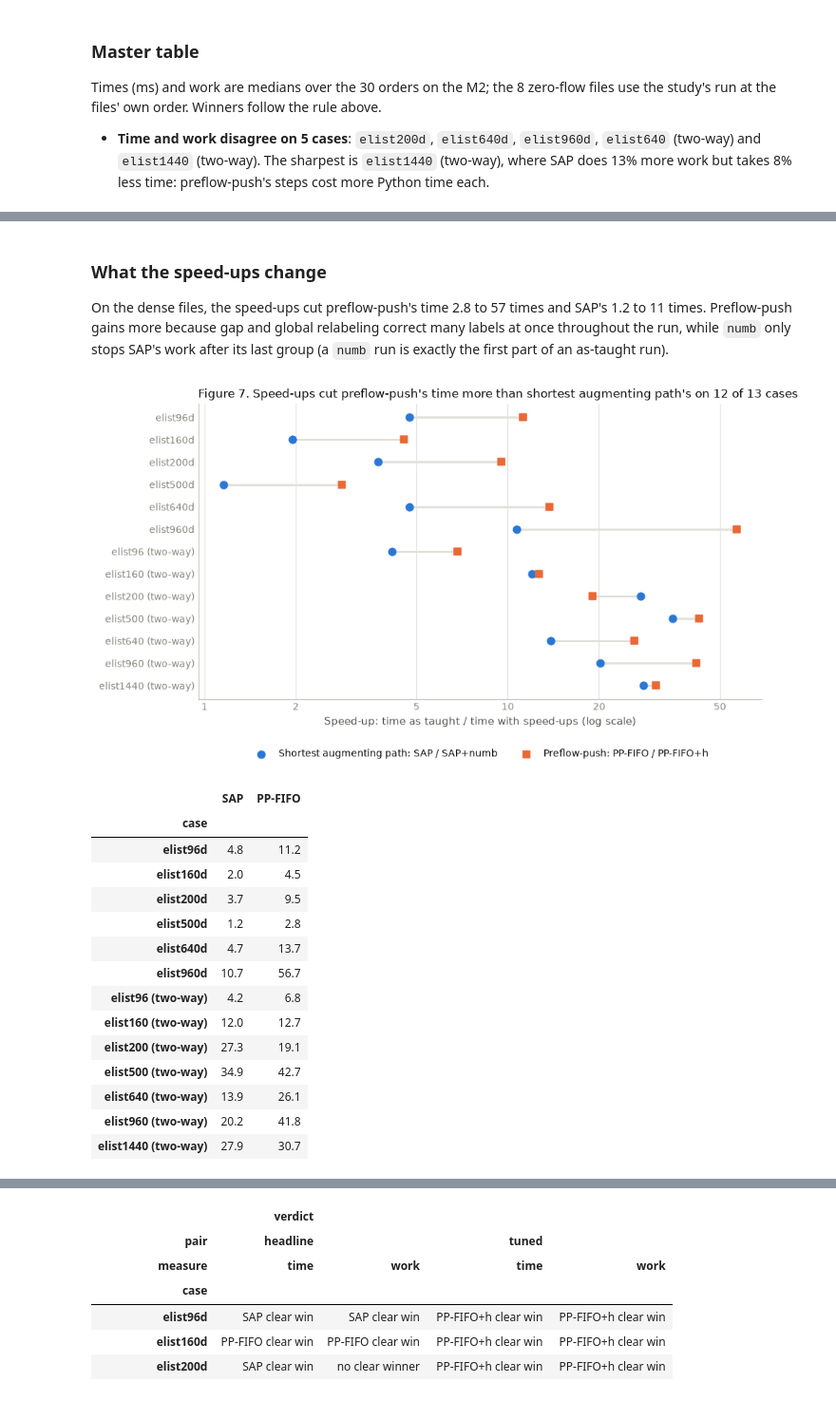
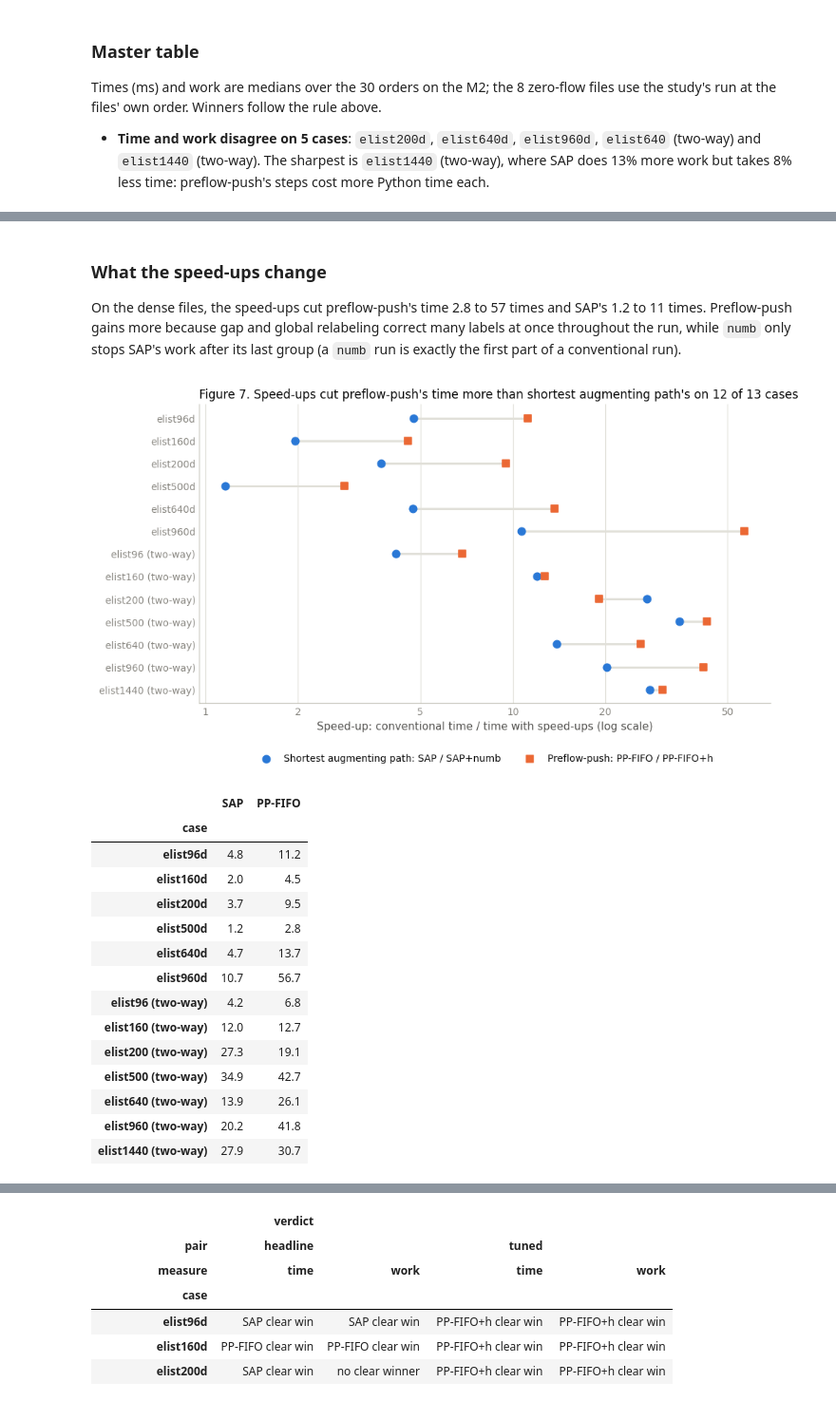
Before and after one commit to absharotry/mmie.7372.001.NetFlow-DyProg.fall26, a Jupyter notebook: computational-study-2/computational_study_2.ipynb, the cells around one changed output, grey strips where cells are left out. Shown at 95% size. Saved outputs shown, nothing was run; the diff lists cells and outputs as text; code cells hidden in the pictures.

```diff
--- a/computational-study-2/computational_study_2.ipynb
+++ b/computational-study-2/computational_study_2.ipynb
@@ -687,10 +651,10 @@ The next four cells are the residual network, the two algorithms and the checker
 # %%
-# ---- copied from src/maxflow/residual.py (tested in the study's repository) ----
+# ----  from src/maxflow/residual.py (tested in the study's repository) ----
 """The residual network that both algorithms share: how much room is left on each passage, each way.
 
 Building language: for every pair of rooms joined by a passage in either direction, we keep two
 numbers, "space left going i -> j" and "space left going j -> i". This is AMO's residual network with
-one pair of records per node pair (AMO Assumption 6.4, Section 2.4):
+one pair of records per node pair:
 
     r_ij = u_ij - x_ij + x_ji
 
@@ -703,7 +667,7 @@ bit) are the two directions of one passage. Sending k people along record e is t
 The structure (which rooms, which passages, the starting capacities) never changes after it is built,
 so it is stored in tuples. The residual values change while an algorithm runs, so they live in a
 separate plain list that `fresh()` hands out. Build once per data case (untimed); call `fresh()`
-before every timed run, because the algorithms change the values (CLAUDE.md, "Known pitfalls").
+before every timed run, because the algorithms change the values.
 
 Both readings use this code unchanged. In the two-way reading the reader has already turned every
 edge into two arcs (i, j) and (j, i) of capacity u, and they land in one pair with r = u each way.
@@ -747,7 +711,7 @@ def build_residual(instance: Instance) -> Residual:
     The first arc between two rooms creates the pair: record e for its own direction (added to the
     tail room's list) and record e + 1 for the way back (added to the head room's list). If the file
     later lists the opposite arc, it fills in the capacity of the existing way-back record, so
-    antiparallel arcs share one pair (Assumption 6.4) and start with r_ij = u_ij and r_ji = u_ji.
+    antiparallel arcs share one pair and start with r_ij = u_ij and r_ji = u_ji.
     """
     head: list[int] = []
     capacity: list[int] = []
@@ -767,7 +731,7 @@ def build_residual(instance: Instance) -> Residual:
             record_of[(arc.head, arc.tail)] = e + 1
         elif capacity[e]:
             # The reader rejects repeated arcs; this guards instances built some other way.
-            raise ValueError(f"arc ({arc.tail}, {arc.head}) is listed twice (AMO Assumption 6.5)")
+            raise ValueError(f"arc ({arc.tail}, {arc.head}) is listed twice")
         capacity[e] = arc.capacity
         arc_record.append(e)
 
@@ -806,10 +770,10 @@ def flow_value(residual: Residual, res: list[int]) -> int:
 def distance_labels(residual: Residual, res: list[int]) -> tuple[list[int], int]:
     """Exact distance labels: the fewest passages with space left from each room to the exit.
 
-    Backward breadth-first search from the exit (AMO Figure 7.5, line 3; Figure 7.11a). Room i is one
+    Backward breadth-first search from the exit. Room i is one
     step further than room j if passage i -> j has space. Room j's list holds the record j -> i, and
-    its partner e ^ 1 is the record i -> j. Rooms that cannot reach the exit get n (CLAUDE.md, "Known
-    pitfalls"). Both algorithms call this, so their starting labels come from identical code.
+    its partner e ^ 1 is the record i -> j. Rooms that cannot reach the exit get n.
+    Both algorithms call this, so their starting labels come from identical code.
 
     Returns the labels (index 0 unused) and the number of records checked.
     """
@@ -1284,7 +1239,7 @@ def preflow_push(residual: Residual, res: list[int], rule: str = FIFO, heuristic
     )
     return PpResult(excess[t], counts)
 # %%
-# ---- copied from src/maxflow/verify.py (tested in the study's repository) ----
+# ---- from src/maxflow/verify.py (tested in the study's repository) ----
 """Check a finished answer: is it a valid flow, and is it provably the best possible?
 
 Building language: given how many people per minute use each passage, and the claimed number
@@ -1294,7 +1249,7 @@ reaching the exit, check that
   3. value: the net number arriving at the exit equals the claimed answer,
   4. min-cut certificate: the rooms the start can still reach (set S) do not include the exit, and the
      passages leaving S add up to the claimed answer. A flow and a cut of the same size prove that
-     both are optimal (AMO Property 6.1, Section 6.3; Theorems 6.3 and 6.4, Section 6.5).
+     both are optimal.
 
 `check_flow` works only from the original file arcs and the people on each one. It shares no logic
 with the residual network or the solvers, so a bug there cannot hide itself here.
@@ -1304,8 +1259,7 @@ with the residual network or the solvers, so a bug there cannot hide itself here
      space is negative, so nobody went missing between the two sides.
 
 Not checked here, because they compare several runs or references: all settings agree, the value
-matches NetworkX, and on the dense files it matches the stair sum. The benchmark harness (Phase 5)
-does those, using the reference values in results/data_cards.csv.
+matches NetworkX, and on the dense files it matches the stair sum.
 """
 
 from __future__ import annotations
@@ -1409,7 +1363,7 @@ def check_residual(residual: Residual, res: Sequence[int]) -> None:
     """Check 5, bookkeeping: both records of every pair add up to their starting total, none negative.
 
     Every move of k people takes k from one record and gives k to its partner, so the pair's total
-    r_ij + r_ji = u_ij + u_ji never changes (AMO Section 2.4).
+    r_ij + r_ji = u_ij + u_ji never changes.
     """
     capacity, head = residual.capacity, residual.head
     if len(res) != len(capacity):
@@ -1663,7 +1617,7 @@ def after_share(row):
 dense = runs[(runs.reading == DIRECTED) & runs.file.isin(DENSE)].copy()
 dense["after"] = dense.apply(after_share, axis=1)
 fig, axes = plt.subplots(1, 2, figsize=(11, 3.6), sharey=True)
-for ax, (a, b), title in zip(axes, [("SAP", "PP-FIFO"), ("SAP+numb", "PP-FIFO+h")], ["As taught", "With speed-ups"]):
+for ax, (a, b), title in zip(axes, [("SAP", "PP-FIFO"), ("SAP+numb", "PP-FIFO+h")], ["Conventional", "With speed-ups"]):
     width, xs = 0.38, range(len(DENSE))
     for shift, setting, colour in ((-width / 2, a, BLUE), (width / 2, b, ORANGE)):
         share = [100 * dense[(dense.file == name) & (dense.setting == setting)].after.iloc[0] for name in DENSE]
@@ -1676,7 +1630,7 @@ for ax, (a, b), title in zip(axes, [("SAP", "PP-FIFO"), ("SAP+numb", "PP-FIFO+h"
     ax.set_title(title, loc="left")
     ax.legend(loc="upper left", ncol=2, fontsize=9)
 axes[0].set_ylabel("Work after the answer was reached (%)")
-fig.suptitle('Figure 5. As taught, most work comes after the answer is reached; the speed-ups remove almost all of it', x=0.01, ha="left", fontsize=11)
+fig.suptitle('Figure 5. most work comes after the answer is reached; the speed-ups remove almost all of it', x=0.01, ha="left", fontsize=11)
 fig.tight_layout()
 plt.show()
 dense.pivot_table(index="file", columns="setting", values="after").loc[list(DENSE), ["SAP", "PP-FIFO", "SAP+numb", "PP-FIFO+h"]].mul(100).round(1)
@@ -1792,7 +1746,7 @@ Each dot is one passage order; the diamond is the files' own order.
 - **With speed-ups, preflow-push wins all 6 dense files and 3 two-way cases**; SAP+numb wins `elist160` and `elist200` (two-way).
 - **One order can mislead:** for `elist960` (two-way) with speed-ups, the files' own order lies outside all 30 shuffled orders.
 # %%
-# Figure 6: who wins at each of the 30 door orders, as taught and with speed-ups.
+# Figure 6: who wins at each of the 30 door orders, conventional and with speed-ups.
 FLOW_CASES = [(name, DIRECTED) for name in DENSE] + [(name, TWO_WAY) for name in SPARSE]
 PAIRS = {"headline": ("SAP", "PP-FIFO"), "tuned": ("SAP+numb", "PP-FIFO+h")}
 
@@ -1832,7 +1786,7 @@ for ax, (pair, (a, b)) in zip(axes, PAIRS.items()):
     ax.minorticks_off()
     ax.xaxis.grid(True, color=GRID, zorder=0)
     ax.tick_params(length=0)
-    ax.set_title(f"{'As taught' if pair == 'headline' else 'With speed-ups'}: {a} wins {counts[a]}, "
+    ax.set_title(f"{'Conventional' if pair == 'headline' else 'With speed-ups'}: {a} wins {counts[a]}, "
                  f"{b} wins {counts[b]}, no clear winner {counts['none']}", loc="left", fontsize=10)
     ax.set_xlabel(f"Time {a} / time {b} (log scale); left of 1: {a} faster")
 axes[0].set_yticks(list(ys.values()))
@@ -1843,7 +1797,7 @@ handles = [plt.Line2D([], [], ls="", marker="o", color=BLUE, label="Shortest aug
            plt.Line2D([], [], ls="", marker="D", markerfacecolor="none", markeredgecolor=INK, label="File order"),
            plt.Rectangle((0, 0), 1, 1, color=BAND, label="Within 5%")]
 fig.legend(handles=handles, loc="lower center", ncol=4, bbox_to_anchor=(0.5, -0.03))
-fig.suptitle("Figure 6. As taught, shortest augmenting path wins most buildings; with speed-ups, preflow-push does",
+fig.suptitle("Figure 6. Conventional - shortest augmenting path wins most buildings; with speed-ups, preflow-push does",
              x=0.01, ha="left", fontsize=11)
 fig.tight_layout(rect=(0, 0.04, 0.92, 0.97), w_pad=6)
 plt.show()
@@ -1852,38 +1806,38 @@ plt.show()
 # %% [markdown]
 ### What the speed-ups change
 
-On the dense files, the speed-ups cut preflow-push's time 2.8 to 57 times and SAP's 1.2 to 11 times. Preflow-push gains more because gap and global relabeling correct many labels at once throughout the run, while `numb` only stops SAP's work after its last group (a `numb` run is exactly the first part of an as-taught run).
+On the dense files, the speed-ups cut preflow-push's time 2.8 to 57 times and SAP's 1.2 to 11 times. Preflow-push gains more because gap and global relabeling correct many labels at once throughout the run, while `numb` only stops SAP's work after its last group (a `numb` run is exactly the first part of a conventional run).
 # %%
 # Figure 7: how much each algorithm's speed-ups cut its time (median over the 30 door orders).
 speedup = pd.DataFrame([{
     "case": case_label(*case),
     "SAP": statistics.median(per_order(*case, "SAP") / per_order(*case, "SAP+numb")),
     "PP-FIFO": statistics.median(per_order(*case, "PP-FIFO") / per_order(*case, "PP-FIFO+h")),
 } for case in FLOW_CASES]).set_index("case")
 fig, ax = plt.subplots(figsize=(9.5, 5))
 ys = list(range(len(speedup)))
 for y, (case, row) in zip(ys, speedup.iterrows()):
     ax.plot([row.SAP, row["PP-FIFO"]], [y, y], color=GRID, lw=2, zorder=1)
 ax.scatter(speedup.SAP, ys, color=BLUE, s=48, marker="o", label="Shortest augmenting path: SAP / SAP+numb", zorder=2)
 ax.scatter(speedup["PP-FIFO"], ys, color=ORANGE, s=48, marker="s", label="Preflow-push: PP-FIFO / PP-FIFO+h", zorder=2)
 ax.set_xscale("log")
 ax.set_xticks([1, 2, 5, 10, 20, 50])
 ax.set_xticklabels(["1", "2", "5", "10", "20", "50"])
 ax.minorticks_off()
 ax.set_yticks(ys)
 ax.set_yticklabels(speedup.index)
 ax.invert_yaxis()
 ax.xaxis.grid(True, color=GRID, zorder=0)
 ax.tick_params(length=0)
-ax.set_xlabel("Speed-up: time as taught / time with speed-ups (log scale)")
+ax.set_xlabel("Speed-up: conventional time / time with speed-ups (log scale)")
 ax.legend(loc="upper center", bbox_to_anchor=(0.5, -0.14), ncol=2, fontsize=9)
 more = (speedup["PP-FIFO"] > speedup.SAP).sum()
 ax.set_title(f"Figure 7. Speed-ups cut preflow-push's time more than shortest augmenting path's on {more} of 13 cases",
              loc="left")
 plt.show()
 speedup.round(1)
 # %% [output]
-[figure, old version]
+[figure, new version]
 |  | SAP | PP-FIFO |
 | case |  |  |
 | elist96d | 4.8 | 11.2 |
```
Also changed, not shown: parts of 33 cells of this notebook.
